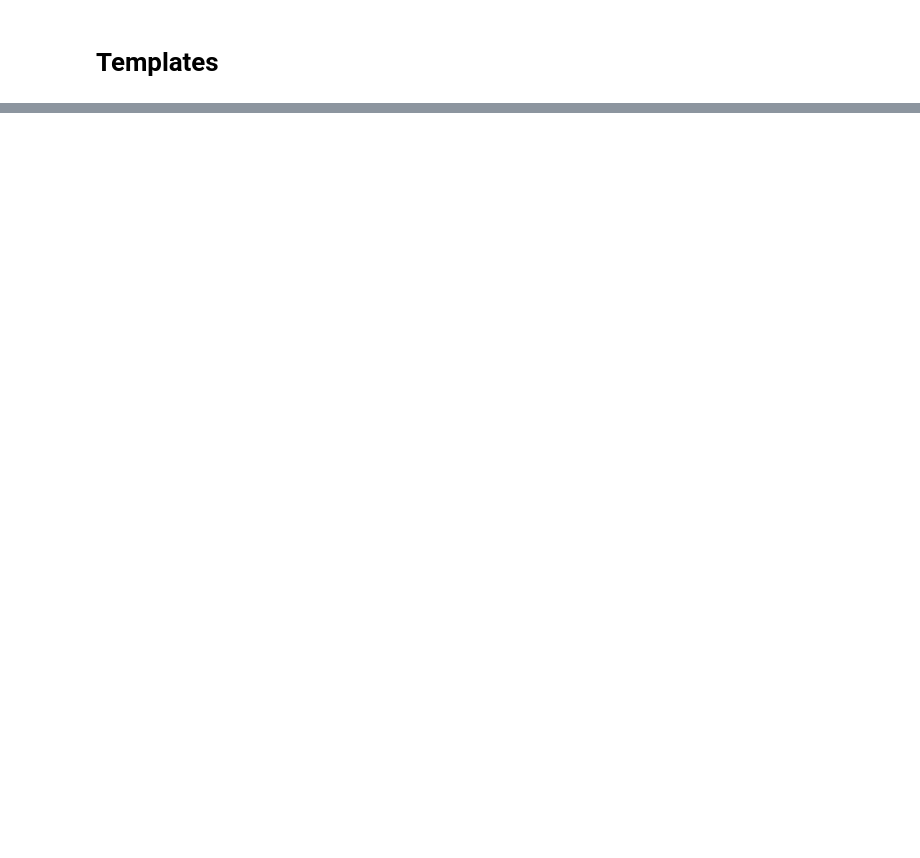
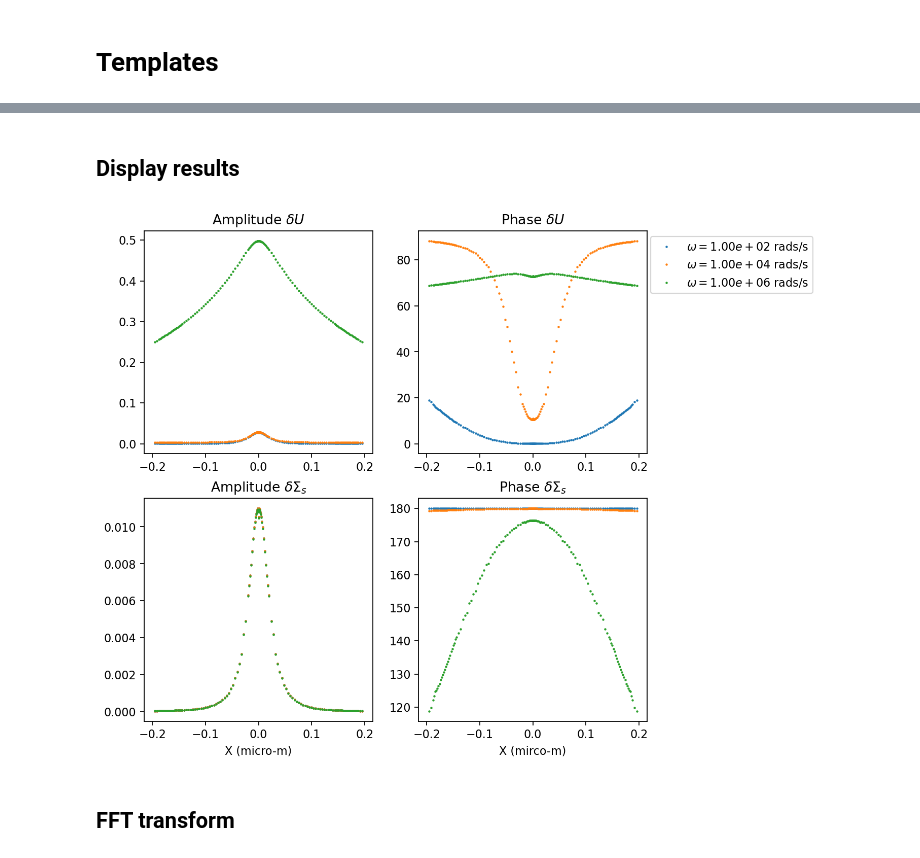
Before and after one commit to yuccadrew/sip, a Jupyter notebook: test_sip.ipynb, the cells around one changed output, grey strips where cells are left out. Cells and saved outputs as stored; diff of their text form; code cells hidden in the pictures; blank space fills up the shorter version.

```diff
--- a/test_sip.ipynb
+++ b/test_sip.ipynb
@@ -1493,0 +1995,39 @@ zero_rows                   function    <function zero_rows at 0x...>
+# %% [markdown]
+## Display results
+# %%
+if __name__=='__main__':
+    fig,ax=plt.subplots(2,2,figsize=(8,8),dpi=160)
+    axs=ax.flatten()
+
+    mask=(nodes[:,1]==0)&(np.abs(nodes[:,0])<200e-9)
+    labels=[]
+#     for i in np.arange(8,19,2):
+    for i in [8,12,16]:
+        xp=np.r_[-nodes[mask,0],nodes[mask,0]]
+        yp=np.r_[pot[i,mask],pot[i,mask]]
+        axs[0].plot(xp*1e6,np.abs(yp),'.',markersize=2)
+        axs[1].plot(xp*1e6,np.angle(yp)*180/np.pi,'.',markersize=2)
+
+        xp=np.r_[-nodes[mask,0],nodes[mask,0]]
+        yp=np.r_[sigma[i,mask],sigma[i,mask]]
+        axs[2].plot(xp*1e6,np.abs(yp),'.',markersize=2)
+        axs[3].plot(xp*1e6,np.angle(yp)*180/np.pi,'.',markersize=2)
+
+        labels.append('$\omega=%.2e$ rads/s'%(freqs[i]))
+#         axs[0].set_yscale('Log')
+#         axs[2].set_yscale('Log')
+
+    axs[0].set_title('Amplitude $\delta U$')
+    axs[1].set_title('Phase $\delta U$')
+    axs[2].set_title('Amplitude $\delta \Sigma_s$')
+    axs[3].set_title('Phase $\delta \Sigma_s$')
+    axs[2].set_xlabel('X (micro-m)')
+    axs[3].set_xlabel('X (mirco-m)')
+    axs[1].legend(labels,loc='upper right',bbox_to_anchor=(1.750,1.0))
+
+    plt.savefig('slab_zoom_in.png',bbox_inches = 'tight')
+    plt.show()
+# %% [output]
+[figure, added]
+# %% [markdown]
+## FFT transform
```
Also changed, not shown: parts of 19 cells of this notebook.
